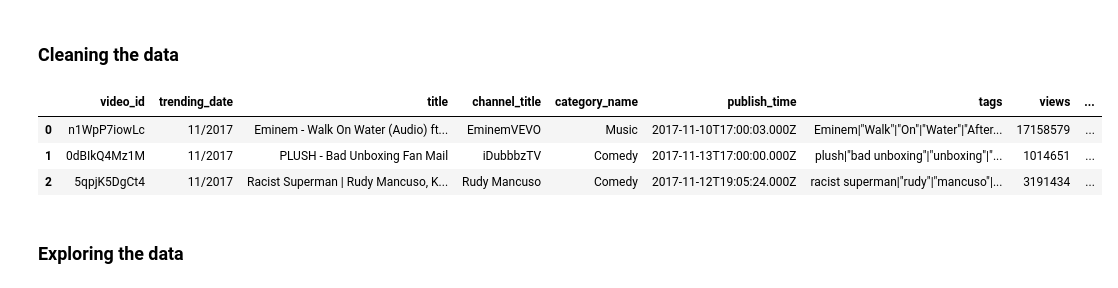
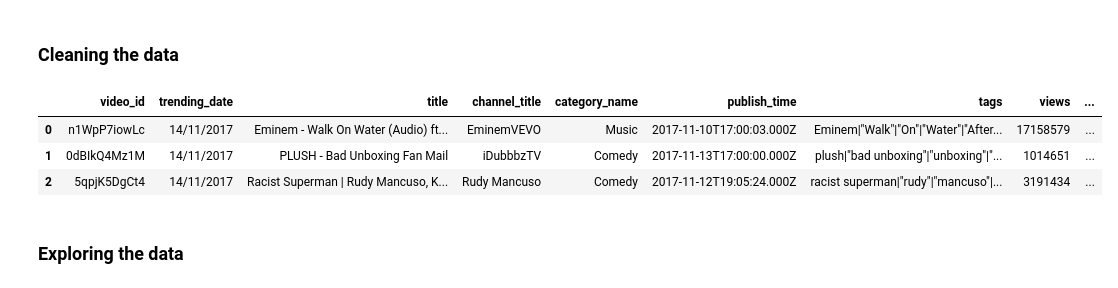
Before and after one commit to 0Nguyen0Cong0Tuan0/DS_Programming, a Jupyter notebook: src.ipynb, the cells around one changed output. Cells and saved outputs as stored; diff of their text form; code cells hidden in the pictures.

```diff
--- a/src.ipynb
+++ b/src.ipynb
@@ -84,20 +80,23 @@ def mapping_the_categoryID(video_list, category_list):
 ### Cleaning the data
 # %%
 # Take the Canada Videos as the example
-caVideo = pd.read_csv('./youtube_data/CAvideos.csv')
-caCategoryID_path = './youtube_data/CA_category_id.json'
+caVideo = pd.read_csv("./youtube_data/CAvideos.csv", encoding="ISO-8859-1")
+mxVideo = pd.read_csv("./youtube_data/MXvideos.csv", encoding="ISO-8859-1")
+usVideo = pd.read_csv("./youtube_data/USvideos.csv", encoding="ISO-8859-1")
+CategoryID_path = "./youtube_data/US_category_id.json"
 
-with open(caCategoryID_path, 'r') as file:
-    caCategoryID = json.load(file)
+with open(CategoryID_path, "r") as file:
+    CategoryID = json.load(file)
 
-reformat_date(caVideo)
-mapping_the_categoryID(caVideo, caCategoryID)
+for country_video in [caVideo, mxVideo, usVideo]:
+    reformat_date(country_video)
+    mapping_the_categoryID(country_video, CategoryID)
 
 caVideo.head(3)
 # %% [output]
 |  | video_id | trending_date | title | channel_title | category_name | publish_time | tags | views | ... |
-| 0 | n1WpP7iowLc | 11/2017 | Eminem - Walk On Water (Audio) ft... | EminemVEVO | Music | 2017-11-10T17:00:03.000Z | Eminem|"Walk"|"On"|"Water"|"After... | 17158579 | ... |
-| 1 | 0dBIkQ4Mz1M | 11/2017 | PLUSH - Bad Unboxing Fan Mail | iDubbbzTV | Comedy | 2017-11-13T17:00:00.000Z | plush|"bad unboxing"|"unboxing"|"... | 1014651 | ... |
-| 2 | 5qpjK5DgCt4 | 11/2017 | Racist Superman | Rudy Mancuso, K... | Rudy Mancuso | Comedy | 2017-11-12T19:05:24.000Z | racist superman|"rudy"|"mancuso"|... | 3191434 | ... |
+| 0 | n1WpP7iowLc | 14/11/2017 | Eminem - Walk On Water (Audio) ft... | EminemVEVO | Music | 2017-11-10T17:00:03.000Z | Eminem|"Walk"|"On"|"Water"|"After... | 17158579 | ... |
+| 1 | 0dBIkQ4Mz1M | 14/11/2017 | PLUSH - Bad Unboxing Fan Mail | iDubbbzTV | Comedy | 2017-11-13T17:00:00.000Z | plush|"bad unboxing"|"unboxing"|"... | 1014651 | ... |
+| 2 | 5qpjK5DgCt4 | 14/11/2017 | Racist Superman | Rudy Mancuso, K... | Rudy Mancuso | Comedy | 2017-11-12T19:05:24.000Z | racist superman|"rudy"|"mancuso"|... | 3191434 | ... |
 # %% [markdown]
 ### Exploring the data
```
Also changed, not shown: parts of 45 cells of this notebook, 1 other file.
